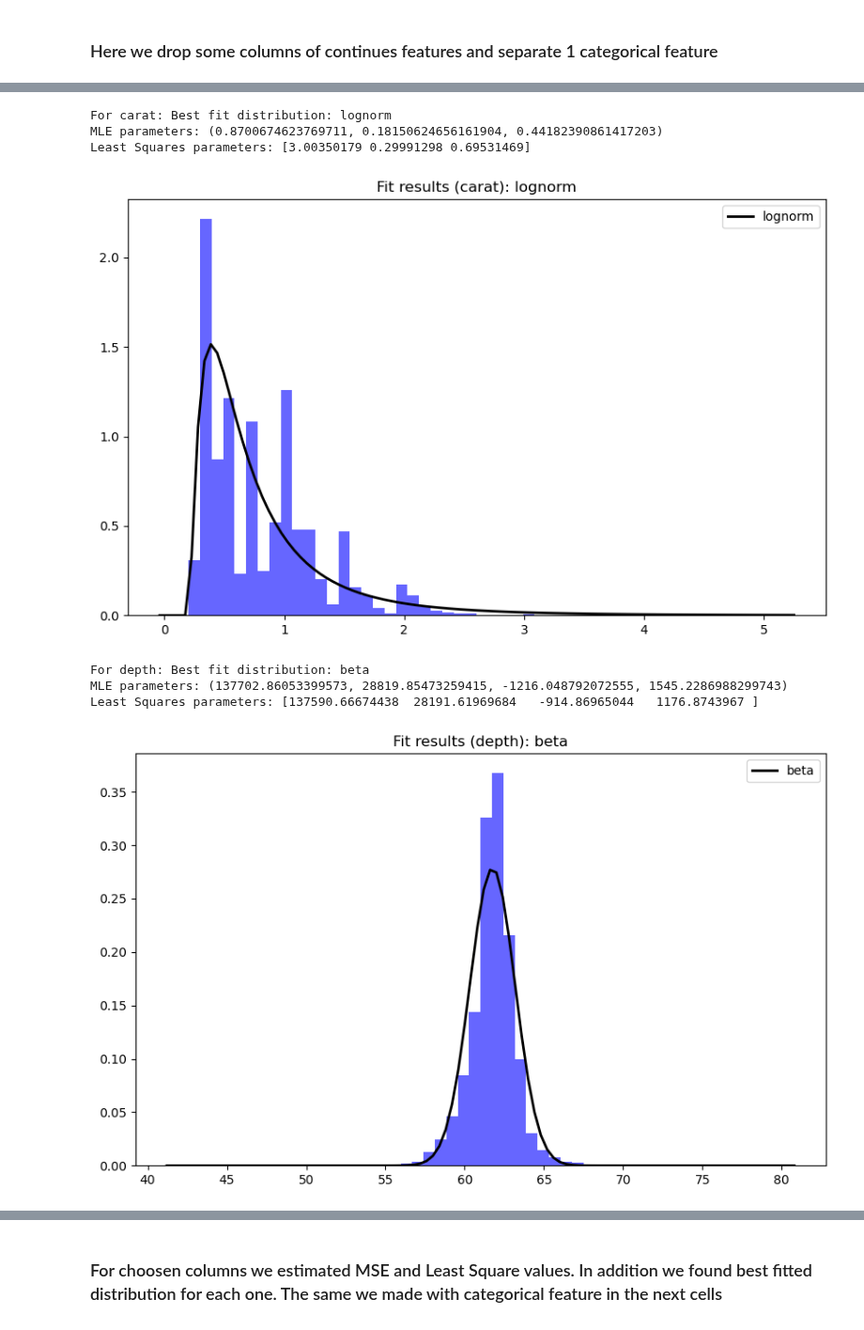
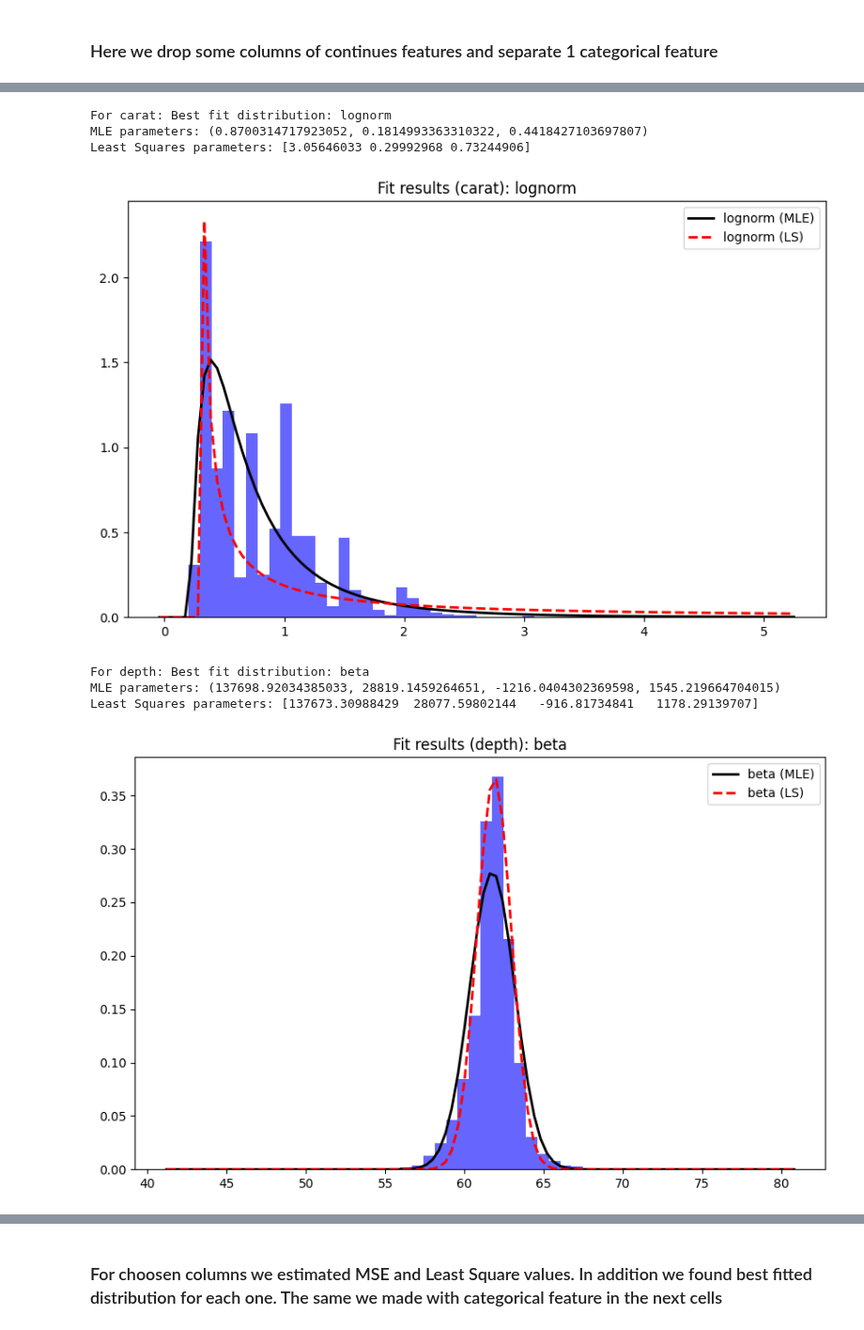
Before and after one commit to RuslanKozlyak/Labs_ITMO, a Jupyter notebook: MVA/MVA_LR_1.ipynb, the cells around one changed output, grey strips where cells are left out. Shown at 94% size. Cells and saved outputs as stored; diff of their text form; code cells hidden in the pictures.

```diff
--- a/MVA/MVA_LR_1.ipynb
+++ b/MVA/MVA_LR_1.ipynb
@@ -112,6 +114,6 @@ x = data.drop(['price'], axis='columns')
 # %%
-continious_cols = ["carat", "depth", "table", "x", "y", "z"]
-discrite_cols = ["cut","color", "clarity"]
+continious_cols = ["carat", "depth", "table", "x"]
+discrite_cols = ["clarity"]
 
 rows_count, columns_count = x.shape
 # %%
@@ -142,11 +147,11 @@ for i, column in tqdm(enumerate(continious_cols)):
 # %% [markdown]
 ## **3) Estimation of order statistics and represent them as “box with whiskers” plot**
 # %%
-n_rows = len(x.columns)
+n_rows = len(continious_cols+discrite_cols)
 print(n_rows)
 fig, axes = plt.subplots(nrows=n_rows, ncols=1, figsize=(10, n_rows*3+1))
 fig.tight_layout()
 
-for i, column in tqdm(enumerate(x)):
+for i, column in tqdm(enumerate(continious_cols+discrite_cols)):
     sns.boxplot(data=x, x=column, ax=axes[i])
 # %% [output]
@@ -219,50 +243,55 @@ def ls_params(distribution, data):
     result = least_squares(residuals, initial_guess, args=(data, distribution))
     return result.x
 
-def plot_best_fit(data, distribution, params, col):
-    """Plot original data with best fit distribution."""
+def plot_best_fit(data, distribution, mle_params, ls_params, col):
+    """Plot original data with MLE and Least Squares fit distributions."""
     fig, ax = plt.subplots(1, 1, figsize=(10, 6))
 
     # Plot original data in histogram
     ax.hist(data, bins=50, density=True, alpha=0.6, color='b')
 
-    # Plot the best fit distribution
+    # Plot the MLE fit distribution
     xmin, xmax = plt.xlim()
     x = np.linspace(xmin, xmax, 100)
-    pdf = distribution.pdf(x, *params)
-    ax.plot(x, pdf, 'k', linewidth=2, label=distribution.name)
+    mle_pdf = distribution.pdf(x, *mle_params)
+    ax.plot(x, mle_pdf, 'k', linewidth=2, label=f"{distribution.name} (MLE)")
+
+    # Plot the Least Squares fit distribution
+    ls_pdf = distribution.pdf(x, *ls_params)
+    ax.plot(x, ls_pdf, 'r--', linewidth=2, label=f"{distribution.name} (LS)")
 
     title = f"Fit results ({col}): {distribution.name}"
     ax.set_title(title)
     plt.legend()
     plt.show()
 
 data_samples = {"carat": data_main['carat'] ,"depth": data_main['depth'] ,
                 "table": data_main['table'] , "x": data_main['x']}
 
 data_samples_distribution = {} # dictionary with best fitted distribution
 
 for key, data in data_samples.items():
     best_distribution, best_params = best_fit_distribution(data)
     data_samples_distribution[key] = [best_distribution.name, best_distribution]
     print(f"For {key}: Best fit distribution: {best_distribution.name}")
 
     mle_parameters = mle_params(best_distribution, data)
     print(f"MLE parameters: {mle_parameters}")
 
     ls_parameters = ls_params(best_distribution, data)
     print(f"Least Squares parameters: {ls_parameters}\n")
 
     data_samples_distribution[key] = [best_distribution.name, best_distribution]
 
-    plot_best_fit(data, best_distribution, best_params, col=key)
+    # plot_best_fit(data, best_distribution, best_params, col=key)
+    plot_best_fit(data, best_distribution, mle_parameters, ls_parameters, col=key)
 # %% [output]
 For carat: Best fit distribution: lognorm
-MLE parameters: (0.8700674623769711, 0.18150624656161904, 0.44182390861417203)
-Least Squares parameters: [3.00350179 0.29991298 0.69531469]
+MLE parameters: (0.8700314717923052, 0.1814993363310322, 0.4418427103697807)
+Least Squares parameters: [3.05646033 0.29992968 0.73244906]
-[figure, old version]
+[figure, new version]
 For depth: Best fit distribution: beta
-MLE parameters: (137702.86053399573, 28819.85473259415, -1216.048792072555, 1545.2286988299743)
-Least Squares parameters: [137590.66674438  28191.61969684   -914.86965044   1176.8743967 ]
+MLE parameters: (137698.92034385033, 28819.1459264651, -1216.0404302369598, 1545.219664704015)
+Least Squares parameters: [137673.30988429  28077.59802144   -916.81734841   1178.29139707]
-[figure, old version]
+[figure, new version]
 For table: Best fit distribution: lognorm
```
Also changed, not shown: parts of 14 cells of this notebook.
